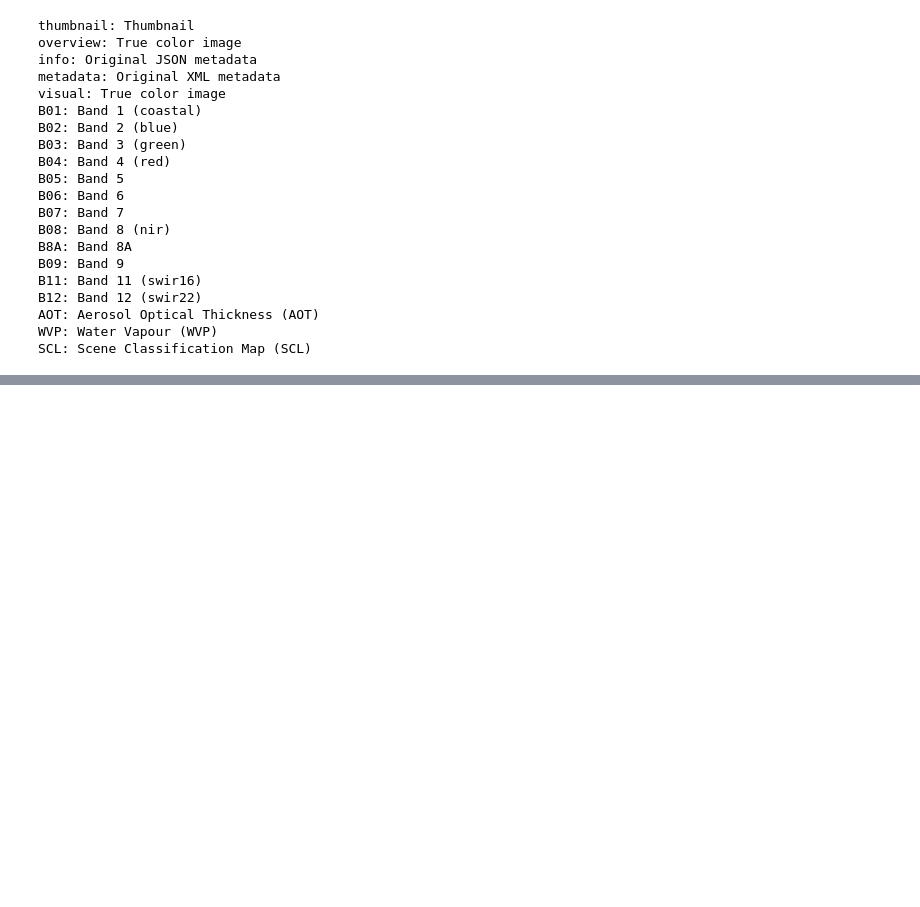
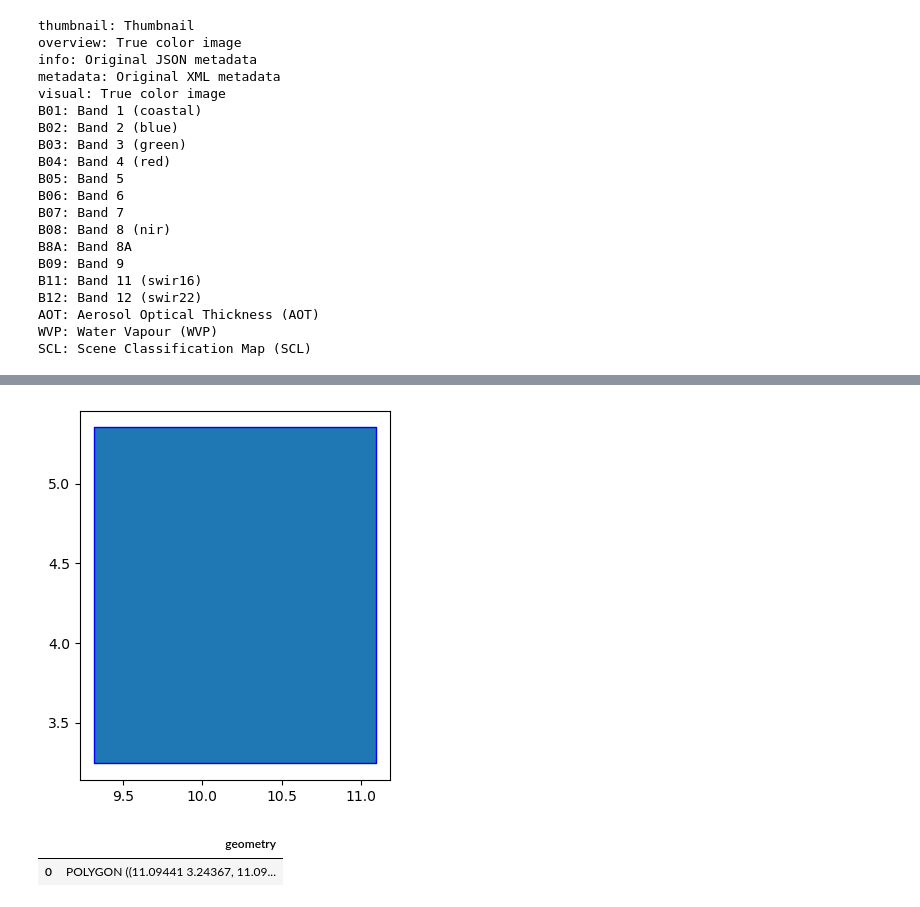
Before and after one commit to OmdenaAI/douala-chapter-automatic-land-use, a Jupyter notebook: src/tasks/task_1_data_collection/Download_Sentinel-2_COGS .ipynb, the cells around one changed output, grey strips where cells are left out. Cells and saved outputs as stored; diff of their text form; code cells hidden in the pictures; blank space fills up the shorter version.

```diff
--- a/src/tasks/task_1_data_collection/Download_Sentinel-2_COGS .ipynb
+++ b/src/tasks/task_1_data_collection/Download_Sentinel-2_COGS .ipynb
@@ -73,4 +75,5 @@ def get_bounds_of_AoI(obj_aoi, offset):
 # %%
 #offset = 1/60  #200m in degree
 bbx = get_bounds_of_AoI(aoi_path, 1/60)
+aoi = gpd.read_file(aoi_path)
 # %% [output]
@@ -157,3 +173,13 @@ plt.show()
+# %%
+f, ax = plt.subplots()
+visual.plot.imshow(ax=ax, ec = 'b')
+aoi.plot(ax=ax)
+plt.show()
+bbx
+# %% [output]
+[figure, added]
+|  | geometry |
+| 0 | POLYGON ((11.09441 3.24367, 11.09... |
 # %%
 #Access band 2
 b02_href = assets["B02"].href
```
Also changed, not shown: parts of 9 cells of this notebook, 8 other files.
